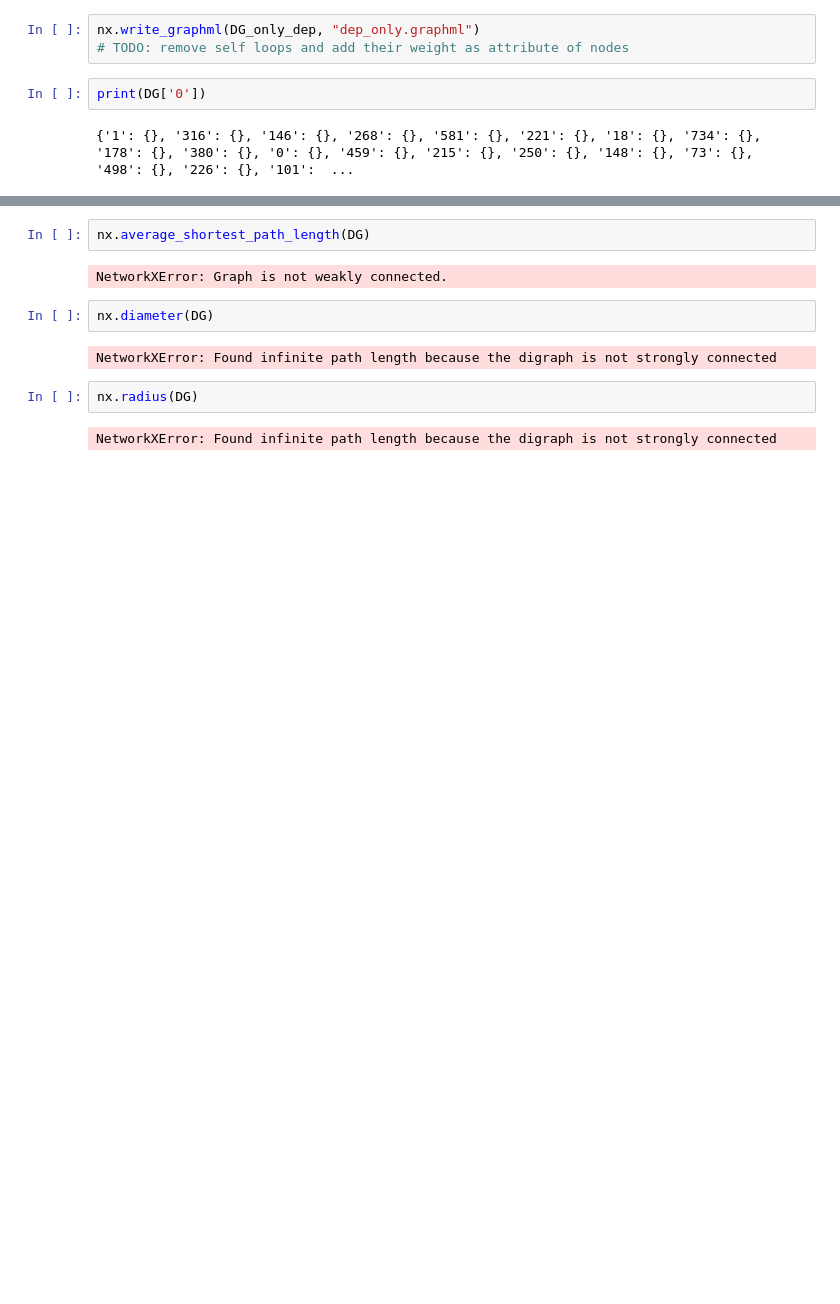
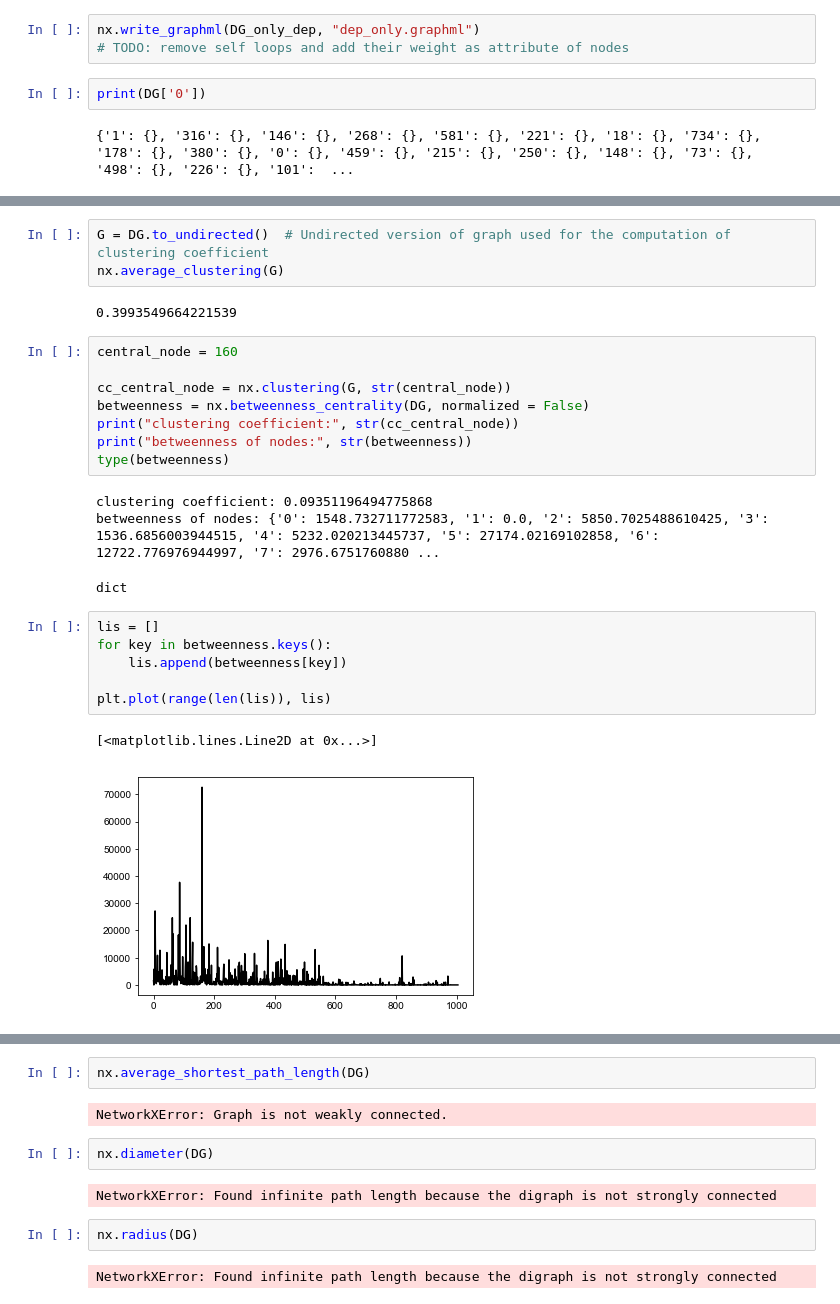
Before and after one commit to abovethecloud/complex_networks, a Jupyter notebook: PROJECT/assignment_2/departments_notebook.ipynb, the cells around one changed output, grey strips where cells are left out. Drawn from its saved outputs; the diff is of its cells as text; blank space fills up the shorter version.

```diff
--- a/PROJECT/assignment_2/departments_notebook.ipynb
+++ b/PROJECT/assignment_2/departments_notebook.ipynb
@@ -74,0 +76,26 @@ density of deps: 0.721835075493612
+# %%
+G = DG.to_undirected()  # Undirected version of graph used for the computation of clustering coefficient
+nx.average_clustering(G)
+# %% [output]
+0.3993549664221539
+# %%
+central_node = 160
+
+cc_central_node = nx.clustering(G, str(central_node))
+betweenness = nx.betweenness_centrality(DG, normalized = False)
+print("clustering coefficient:", str(cc_central_node))
+print("betweenness of nodes:", str(betweenness))
+type(betweenness)
+# %% [output]
+clustering coefficient: 0.09351196494775868
+betweenness of nodes: {'0': 1548.732711772583, '1': 0.0, '2': 5850.7025488610425, '3': 1536.6856003944515, '4': 5232.020213445737, '5': 27174.02169102858, '6': 12722.776976944997, '7': 2976.6751760880 ...
+dict
+# %%
+lis = []
+for key in betweenness.keys():
+    lis.append(betweenness[key])
+
+plt.plot(range(len(lis)), lis)
+# %% [output]
+[<matplotlib.lines.Line2D at 0x...>]
+[figure, added]
```
Also changed, not shown: parts of 9 cells of this notebook, 7 other files.
